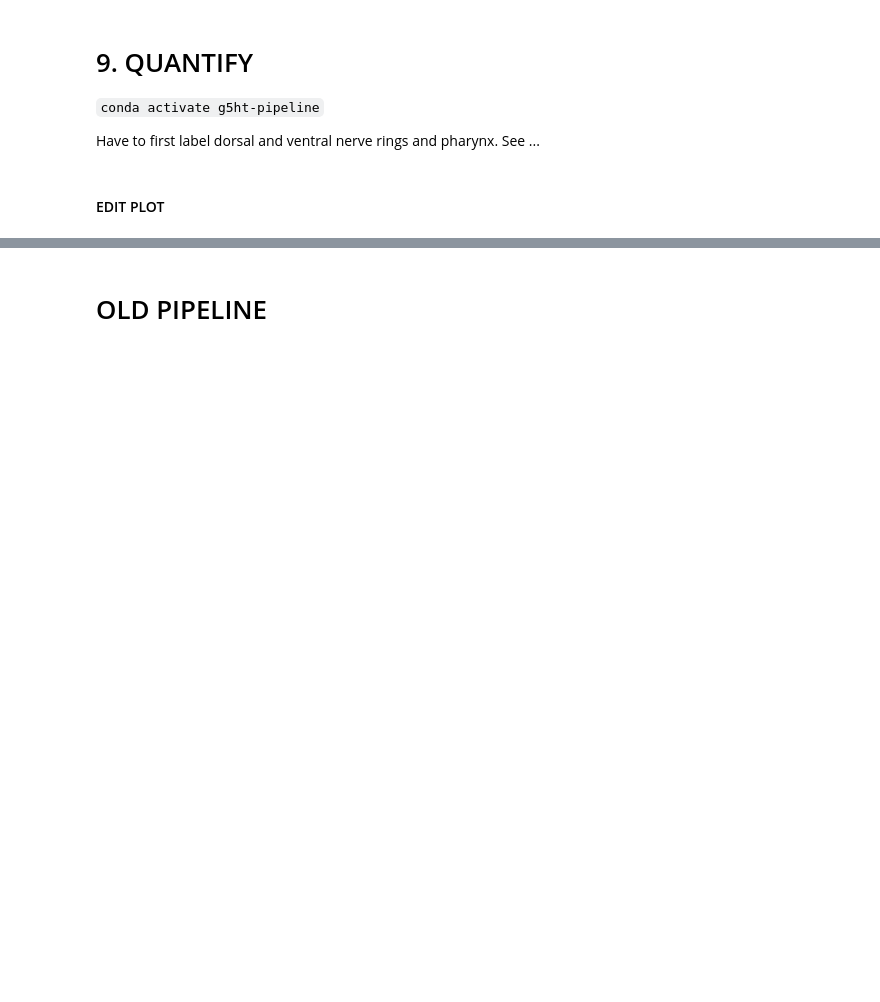
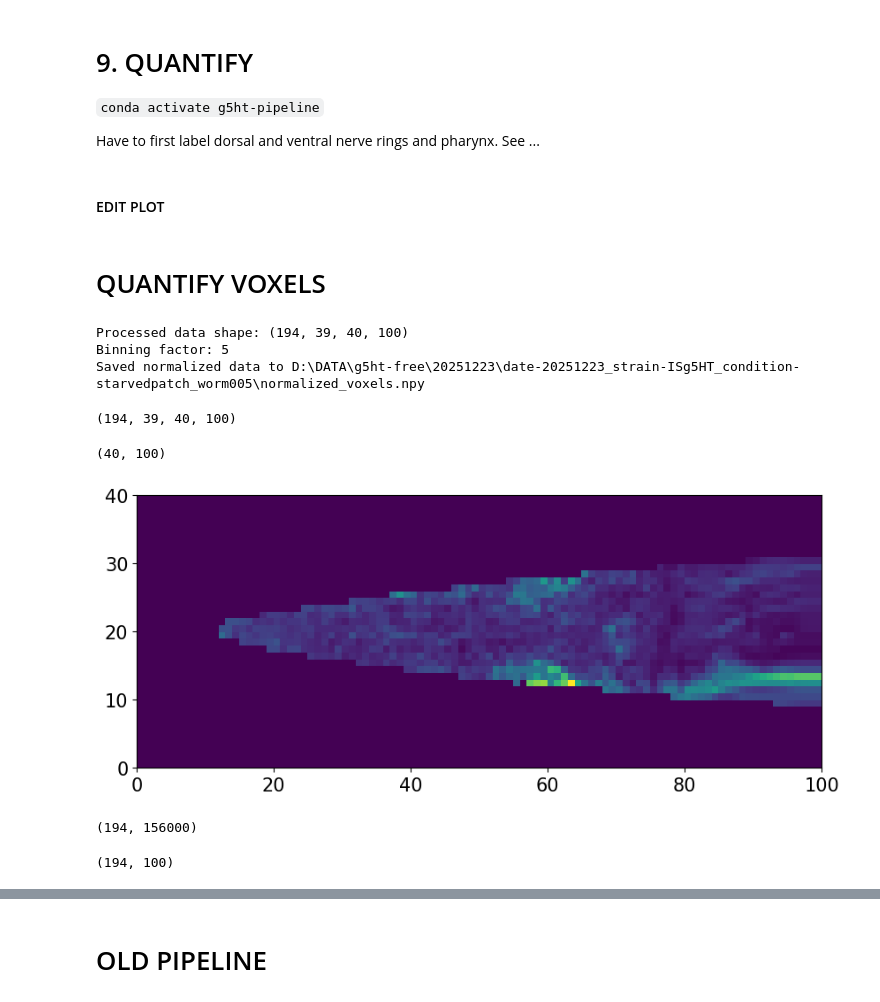
Before and after one commit to MunibH/g5ht-pipeline, a Jupyter notebook: run_pipeline.ipynb, the cells around one changed output, grey strips where cells are left out. Saved outputs shown, nothing was run; the diff lists cells and outputs as text; code cells hidden in the pictures; blank space fills up the shorter version.

```diff
--- a/run_pipeline.ipynb
+++ b/run_pipeline.ipynb
@@ -498,3 +504,63 @@ plt.xlim(t[0],t[-1])
 plt.axhline(1, ls='--', c='k', zorder=0)
 plt.tight_layout()
 plt.show()
+# %% [markdown]
+# QUANTIFY VOXELS
+# %%
+import sys
+import os
+import quantify_voxels
+from numpy import genfromtxt
+import matplotlib.pyplot as plt
+import numpy as np
+import tifffile
+from skimage.morphology import erosion, disk
+
+import matplotlib
+font = {'family' : 'DejaVu Sans',
+        'weight' : 'normal',
+        'size'   : 15}
+matplotlib.rc('font', **font)
+
+_ = importlib.reload(sys.modules['quantify_voxels'])
+
+PTH = r'D:\DATA\g5ht-free\20251223\date-20251223_strain-ISg5HT_condition-starvedpatch_worm005'
+
+
+sys.argv = ["", PTH]
+quantify_voxels.main()
+# %% [output]
+Processed data shape: (194, 39, 40, 100)
+Binning factor: 5
+Saved normalized data to D:\DATA\g5ht-free\20251223\date-20251223_strain-ISg5HT_condition-starvedpatch_worm005\normalized_voxels.npy
+# %%
+# load normalized_voxels.npy, also been binned
+g5 = np.load(os.path.join(PTH, 'normalized_voxels.npy'))
+
+# load mask, bin
+mask = tifffile.imread(os.path.join(PTH, 'fixed_mask.tif'))
+binning_factor = 5
+h, w = mask.shape
+h_binned = h // binning_factor
+w_binned = w // binning_factor
+# binning of mask
+mask_binned = mask.reshape(h_binned, binning_factor, w_binned, binning_factor).max(axis=(1,3))
+# shrink the mask slightly using erosion skimage
+mask_binned = erosion(mask_binned, disk(6))
+
+# zero out values outside the mask
+g5_masked = g5 * mask_binned[np.newaxis,np.newaxis,:,:]
+# %%
+g5.shape
+# %% [output]
+(194, 39, 40, 100)
+# %%
+mask_binned.shape
+# %% [output]
+(40, 100)
+# %%
+plt.figure(figsize=(10, 4))
+plt.pcolor(g5_masked[0,25,:,:])
+plt.show()
+# %% [output]
+[figure, added]
@@ -500,0 +572,4 @@ plt.show()
+# %%
+g5_voxels.shape
+# %% [output]
+(194, 156000)
@@ -500,0 +591,4 @@ plt.show()
+# %%
+voxels_2_plot_smooth_zscore.shape
+# %% [output]
+(194, 100)
```
Also changed, not shown: parts of 7 cells of this notebook, 3 other files.
